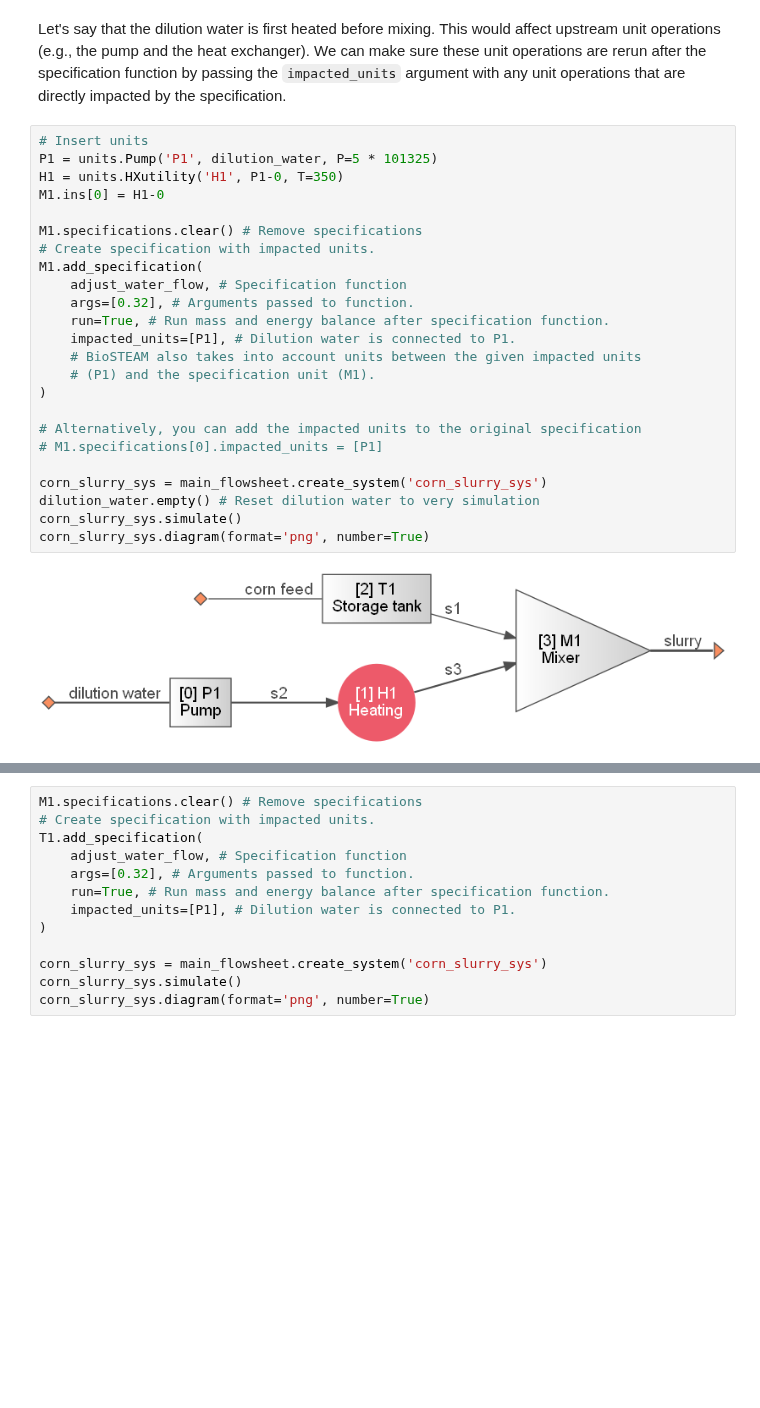
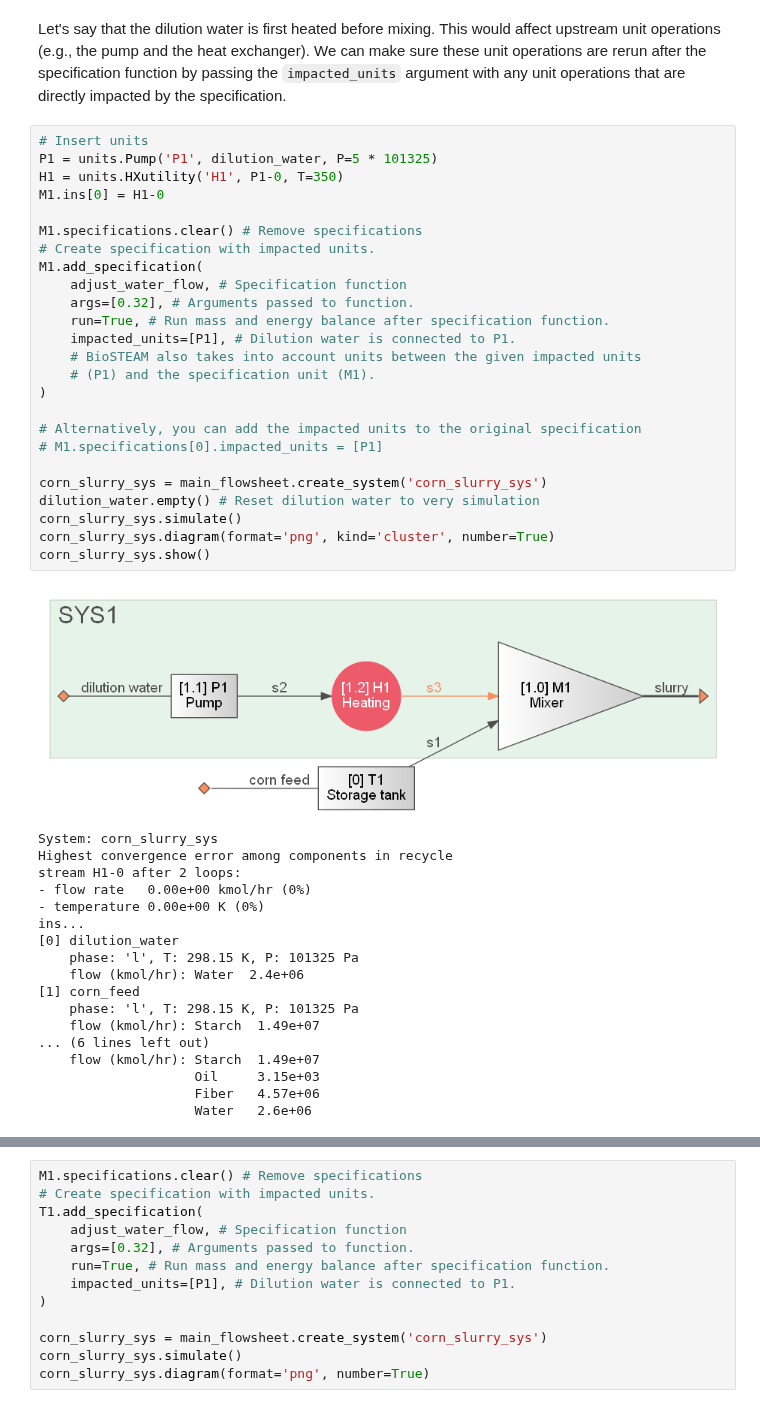
Before and after one commit to BioSTEAMDevelopmentGroup/biosteam, a Jupyter notebook: docs/tutorial/Process_specifications.ipynb, the cells around one changed output, grey strips where cells are left out. Saved outputs shown, nothing was run; the diff lists cells and outputs as text; blank space fills up the shorter version.

```diff
--- a/docs/tutorial/Process_specifications.ipynb
+++ b/docs/tutorial/Process_specifications.ipynb
@@ -148,26 +148,44 @@ Let's say that the dilution water is first heated before mixing. This would affe
 # %%
 # Insert units
 P1 = units.Pump('P1', dilution_water, P=5 * 101325)
 H1 = units.HXutility('H1', P1-0, T=350)
 M1.ins[0] = H1-0
 
 M1.specifications.clear() # Remove specifications
 # Create specification with impacted units.
 M1.add_specification(
     adjust_water_flow, # Specification function
     args=[0.32], # Arguments passed to function.
     run=True, # Run mass and energy balance after specification function.
     impacted_units=[P1], # Dilution water is connected to P1.
     # BioSTEAM also takes into account units between the given impacted units
     # (P1) and the specification unit (M1).
 )
 
 # Alternatively, you can add the impacted units to the original specification
 # M1.specifications[0].impacted_units = [P1]
 
 corn_slurry_sys = main_flowsheet.create_system('corn_slurry_sys')
 dilution_water.empty() # Reset dilution water to very simulation
 corn_slurry_sys.simulate()
-corn_slurry_sys.diagram(format='png', number=True)
+corn_slurry_sys.diagram(format='png', kind='cluster', number=True)
+corn_slurry_sys.show()
 # %% [output]
-[figure, old version]
+[figure, new version]
+System: corn_slurry_sys
+Highest convergence error among components in recycle
+stream H1-0 after 2 loops:
+- flow rate   0.00e+00 kmol/hr (0%)
+- temperature 0.00e+00 K (0%)
+ins...
+[0] dilution_water
+    phase: 'l', T: 298.15 K, P: 101325 Pa
+    flow (kmol/hr): Water  2.4e+06
+[1] corn_feed
+    phase: 'l', T: 298.15 K, P: 101325 Pa
+    flow (kmol/hr): Starch  1.49e+07
+... (6 lines left out)
+    flow (kmol/hr): Starch  1.49e+07
+                    Oil     3.15e+03
+                    Fiber   4.57e+06
+                    Water   2.6e+06
```
Also changed, not shown: parts of 3 cells of this notebook, 4 other files.
